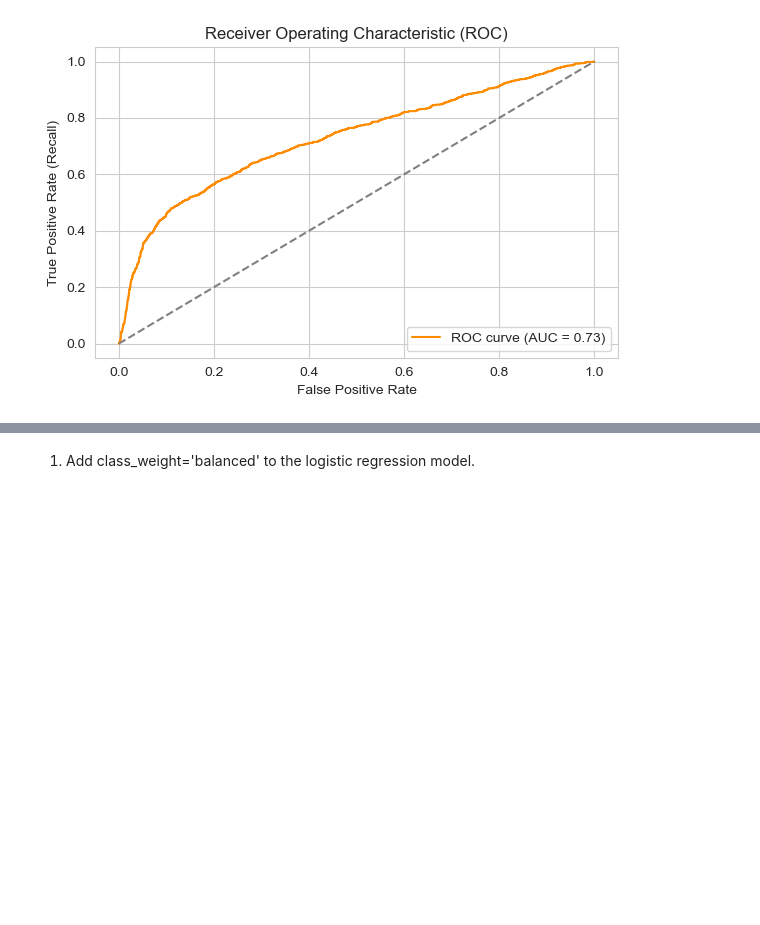
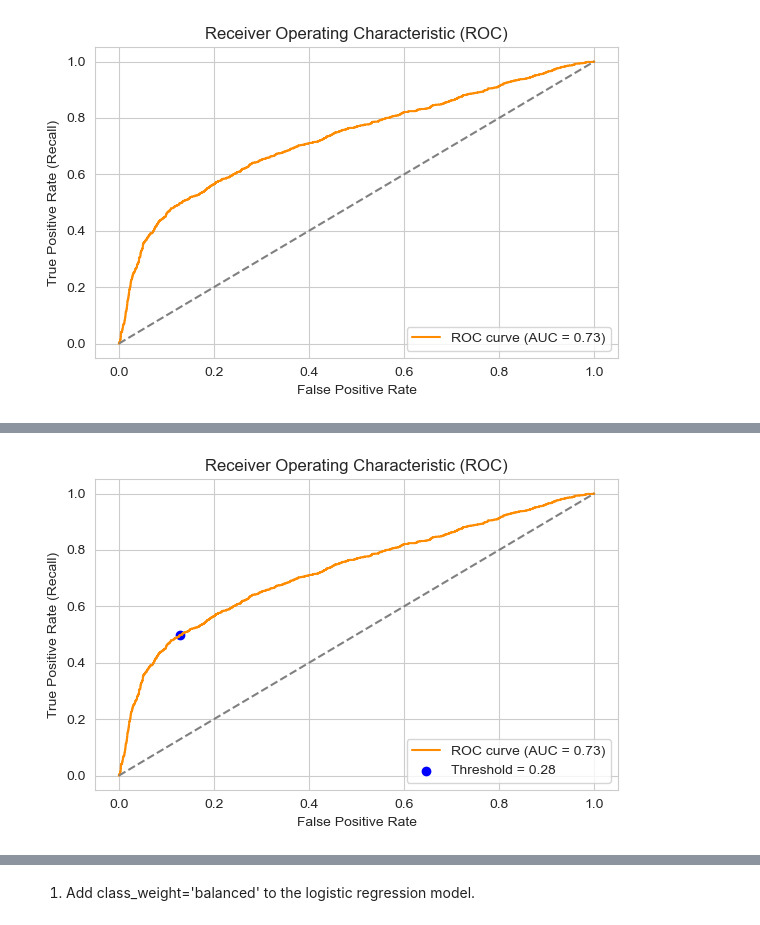
Before and after one commit to elochn/credit-card-default-prediction, a Jupyter notebook: Credit Card 💳 Default.ipynb, the cells around one changed output, grey strips where cells are left out. Saved outputs shown, nothing was run; the diff lists cells and outputs as text; code cells hidden in the pictures; blank space fills up the shorter version.

Commit message:
Add commentary on ROC-AUC and optimal threshold

```diff
--- a/Credit Card 💳 Default.ipynb
+++ b/Credit Card 💳 Default.ipynb
@@ -1296,0 +1324,27 @@ ROC-AUC Score: 0.7285
+# %%
+# Let's use the optimal threshold = 0.28
+threshold = 0.28
+# Find the closest threshold in the thresholds array
+idx = np.argmin(np.abs(thresholds - threshold))
+
+# Get corresponding TPR and FPR
+custom_tpr = tpr[idx]
+custom_fpr = fpr[idx]
+
+# Plot the ROC curve
+plt.figure(figsize=(6, 4))
+plt.plot(fpr, tpr, label=f"ROC curve (AUC = {roc_auc:.2f})", color="darkorange")
+plt.plot([0, 1], [0, 1], linestyle='--', color="gray")
+
+# Plot the chosen threshold point
+plt.scatter(custom_fpr, custom_tpr, color='blue', label=f"Threshold = {threshold}")
+
+plt.xlabel("False Positive Rate")
+plt.ylabel("True Positive Rate (Recall)")
+plt.title("Receiver Operating Characteristic (ROC)")
+plt.legend(loc="lower right")
+plt.grid(True)
+plt.tight_layout()
+plt.show()
+# %% [output]
+[figure, added]
```
Also changed, not shown: parts of 14 cells of this notebook.
